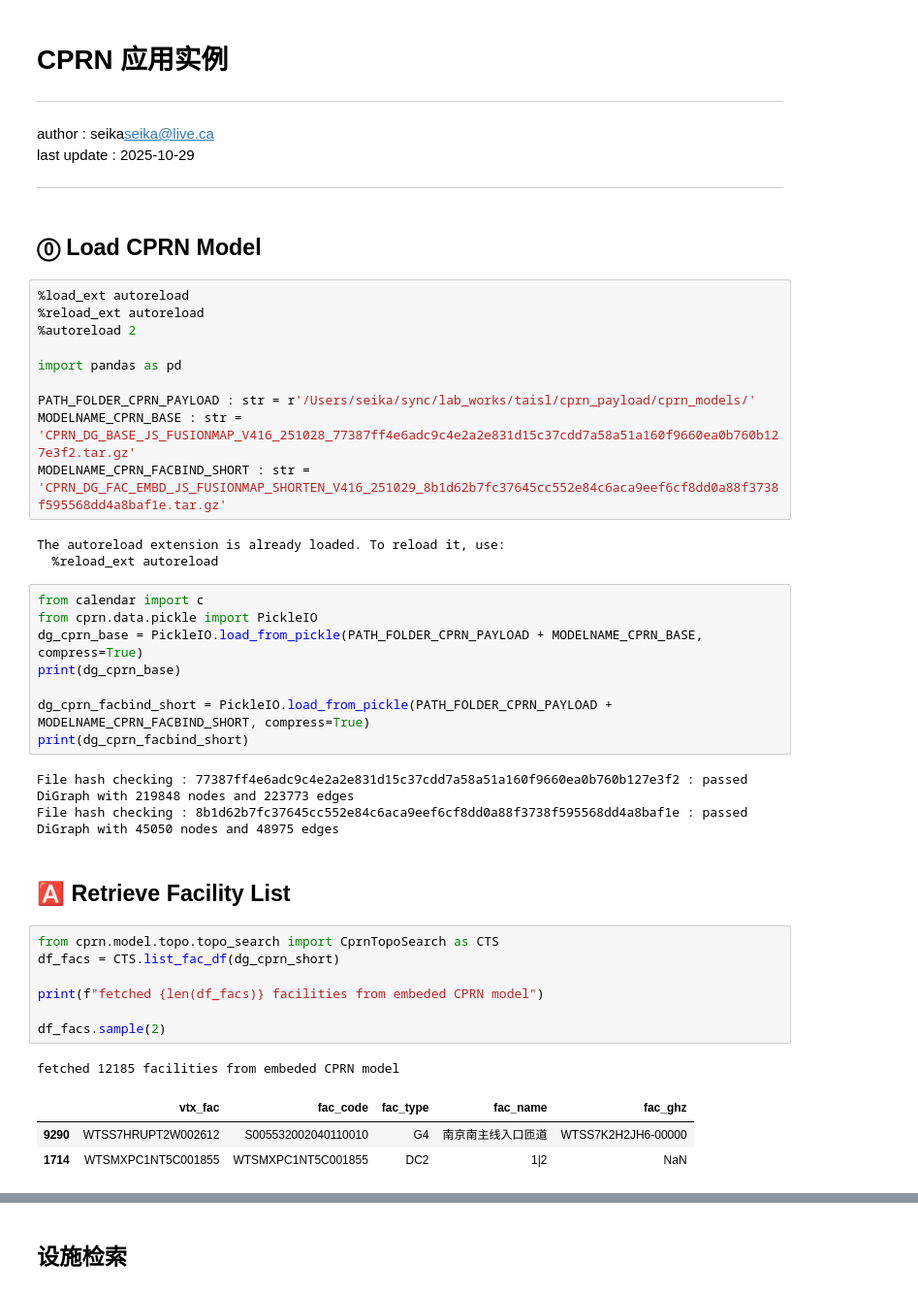
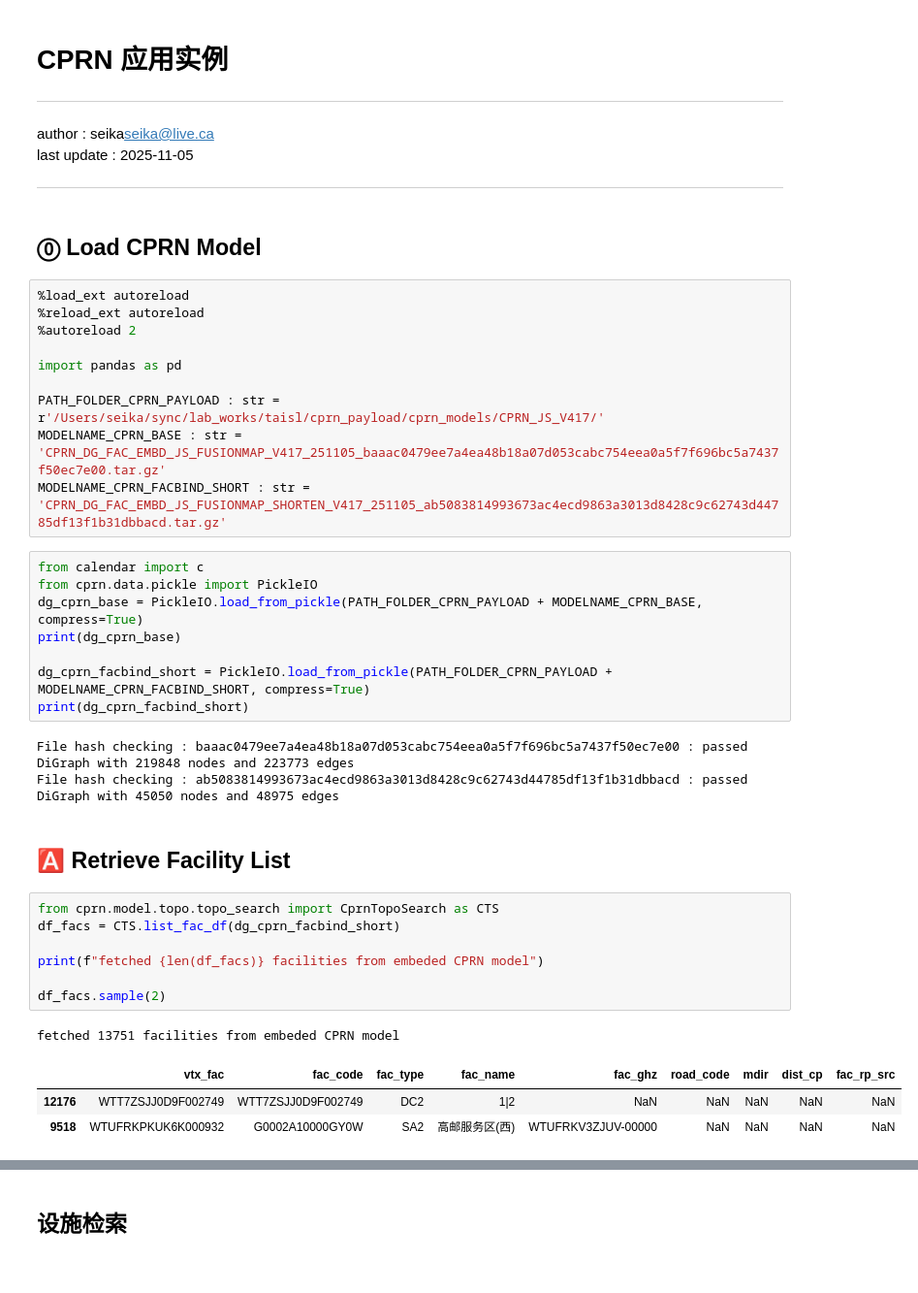
Before and after one commit to SeikaScarlet/cprn, a Jupyter notebook: jnb/app/fac_topo_search.ipynb, the cells around one changed output, grey strips where cells are left out. Shown at 97% size. Saved outputs shown, nothing was run; the diff lists cells and outputs as text.

```diff
--- a/jnb/app/fac_topo_search.ipynb
+++ b/jnb/app/fac_topo_search.ipynb
@@ -4,7 +4,7 @@
 ---
 
 author : seika<seika@live.ca>
-last update : 2025-10-29
+last update : 2025-11-05
 
 ---
 # %% [markdown]
@@ -16,12 +16,9 @@ last update : 2025-10-29
 
 import pandas as pd
 
-PATH_FOLDER_CPRN_PAYLOAD : str = r'/Users/seika/sync/lab_works/taisl/cprn_payload/cprn_models/'
-MODELNAME_CPRN_BASE : str = 'CPRN_DG_BASE_JS_FUSIONMAP_V416_251028_77387ff4e6adc9c4e2a2e831d15c37cdd7a58a51a160f9660ea0b760b127e3f2.tar.gz'
-MODELNAME_CPRN_FACBIND_SHORT : str = 'CPRN_DG_FAC_EMBD_JS_FUSIONMAP_SHORTEN_V416_251029_8b1d62b7fc37645cc552e84c6aca9eef6cf8dd0a88f3738f595568dd4a8baf1e.tar.gz'
+PATH_FOLDER_CPRN_PAYLOAD : str = r'/Users/seika/sync/lab_works/taisl/cprn_payload/cprn_models/CPRN_JS_V417/'
+MODELNAME_CPRN_BASE : str = 'CPRN_DG_FAC_EMBD_JS_FUSIONMAP_V417_251105_baaac0479ee7a4ea48b18a07d053cabc754eea0a5f7f696bc5a7437f50ec7e00.tar.gz'
+MODELNAME_CPRN_FACBIND_SHORT : str = 'CPRN_DG_FAC_EMBD_JS_FUSIONMAP_SHORTEN_V417_251105_ab5083814993673ac4ecd9863a3013d8428c9c62743d44785df13f1b31dbbacd.tar.gz'
-# %% [output]
-The autoreload extension is already loaded. To reload it, use:
-  %reload_ext autoreload
 # %%
 from calendar import c
 from cprn.data.pickle import PickleIO
@@ -31,21 +28,21 @@ print(dg_cprn_base)
 dg_cprn_facbind_short = PickleIO.load_from_pickle(PATH_FOLDER_CPRN_PAYLOAD + MODELNAME_CPRN_FACBIND_SHORT, compress=True)
 print(dg_cprn_facbind_short)
 # %% [output]
-File hash checking : 77387ff4e6adc9c4e2a2e831d15c37cdd7a58a51a160f9660ea0b760b127e3f2 : passed
+File hash checking : baaac0479ee7a4ea48b18a07d053cabc754eea0a5f7f696bc5a7437f50ec7e00 : passed
 DiGraph with 219848 nodes and 223773 edges
-File hash checking : 8b1d62b7fc37645cc552e84c6aca9eef6cf8dd0a88f3738f595568dd4a8baf1e : passed
+File hash checking : ab5083814993673ac4ecd9863a3013d8428c9c62743d44785df13f1b31dbbacd : passed
 DiGraph with 45050 nodes and 48975 edges
 # %% [markdown]
 ## 🅰 Retrieve Facility List
 # %%
 from cprn.model.topo.topo_search import CprnTopoSearch as CTS
-df_facs = CTS.list_fac_df(dg_cprn_short)
+df_facs = CTS.list_fac_df(dg_cprn_facbind_short)
 
 print(f"fetched {len(df_facs)} facilities from embeded CPRN model")
 
 df_facs.sample(2)
 # %% [output]
-fetched 12185 facilities from embeded CPRN model
+fetched 13751 facilities from embeded CPRN model
-|  | vtx_fac | fac_code | fac_type | fac_name | fac_ghz |
-| 9290 | WTSS7HRUPT2W002612 | S005532002040110010 | G4 | 南京南主线入口匝道 | WTSS7K2H2JH6-00000 |
-| 1714 | WTSMXPC1NT5C001855 | WTSMXPC1NT5C001855 | DC2 | 1|2 | NaN |
+|  | vtx_fac | fac_code | fac_type | fac_name | fac_ghz | road_code | mdir | dist_cp | fac_rp_src |
+| 12176 | WTT7ZSJJ0D9F002749 | WTT7ZSJJ0D9F002749 | DC2 | 1|2 | NaN | NaN | NaN | NaN | NaN |
+| 9518 | WTUFRKPKUK6K000932 | G0002A10000GY0W | SA2 | 高邮服务区(西) | WTUFRKV3ZJUV-00000 | NaN | NaN | NaN | NaN |
```
Also changed, not shown: parts of 17 cells of this notebook, 8 other files.
